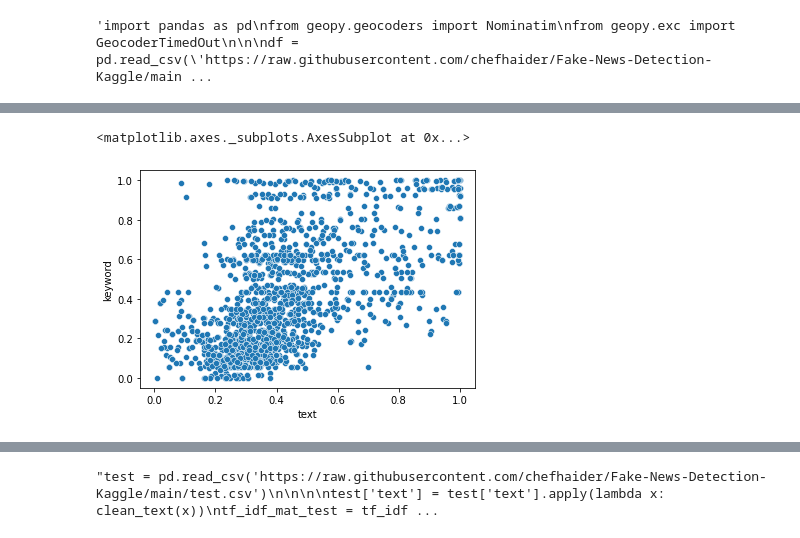
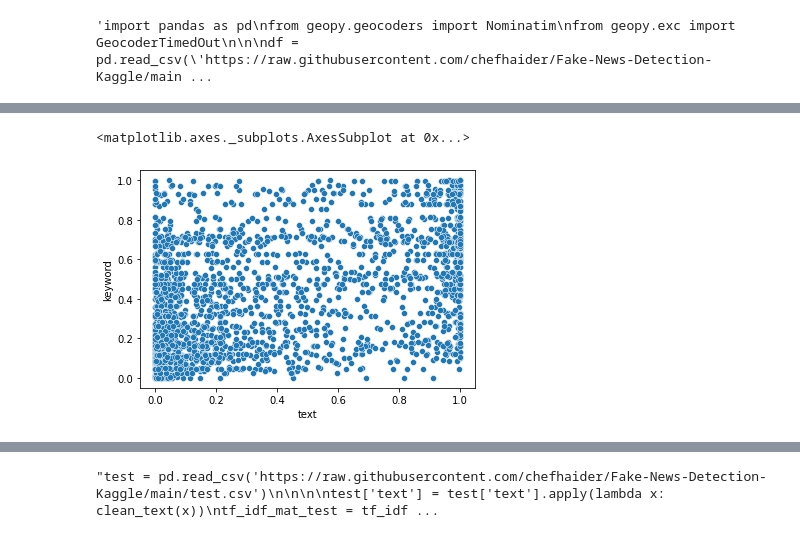
Before and after one commit to chefhaider/Fake-News-Detection, a Jupyter notebook: notebook.ipynb, the cells around one changed output, grey strips where cells are left out. Drawn from its saved outputs; the diff is of its cells as text; code cells hidden in the pictures.

```diff
--- a/notebook.ipynb
+++ b/notebook.ipynb
@@ -210,0 +166,2 @@ weighted avg       0.72      0.72      0.72      1511
+# %%
+X_train,X_test,y_train,y_test = train_test_split(df[['text','keyword']], df['target'], test_size=0.4, random_state=42)
@@ -210,0 +214,22 @@ weighted avg       0.72      0.72      0.72      1511
+# %%
+
+
+
+pipeline = Pipeline([
+    ('cv', CountVectorizer()),
+    ('clf', OneVsRestClassifier(BernoulliNB(
+        fit_prior=True, class_prior=None))),
+])
+parameters = {
+    'clf__estimator__alpha': (1e-2, 1e-3)
+}
+
+b_model = GridSearchCV(pipeline, parameters, cv=2, n_jobs=2, verbose=3)
+b_model.fit(X_train['keyword'].values, y_train)
+
+print("Best parameters set:")
+print( b_model.best_estimator_.steps )
+
+
+pred = b_model.predict(X_test['keyword'])
+print(classification_report(y_test, pred ))
@@ -211,12 +257,12 @@ weighted avg       0.72      0.72      0.72      1511
 # %%
-prob1 = [ val[1] for val in m_model.predict_proba(x_test1) ]
-prob2 = [ val[1] for val in  b_model.predict_proba(x_test2) ]
+text_prob = [ val[1] for val in m_model.predict_proba(X_test['text']) ]
+keyword_prob = [ val[1] for val in  b_model.predict_proba(X_test['keyword']) ]
+
+prob_df = pd.DataFrame()
+prob_df['text'] = text_prob
+prob_df['keyword'] = keyword_prob
+
+sns.scatterplot(data=prob_df, x="text", y="keyword")
+# %% [output]
+<matplotlib.axes._subplots.AxesSubplot at 0x...>
+[figure, added]
-# %%
-prob_df = pd.DataFrame()
-prob_df['text'] = prob1
-prob_df['keyword'] = prob2
-
-sns.scatterplot(data=prob_df, x="text", y="keyword")
-# %% [output]
-<matplotlib.axes._subplots.AxesSubplot at 0x...>
-[figure, removed]
```
Also changed, not shown: parts of 22 cells of this notebook.
